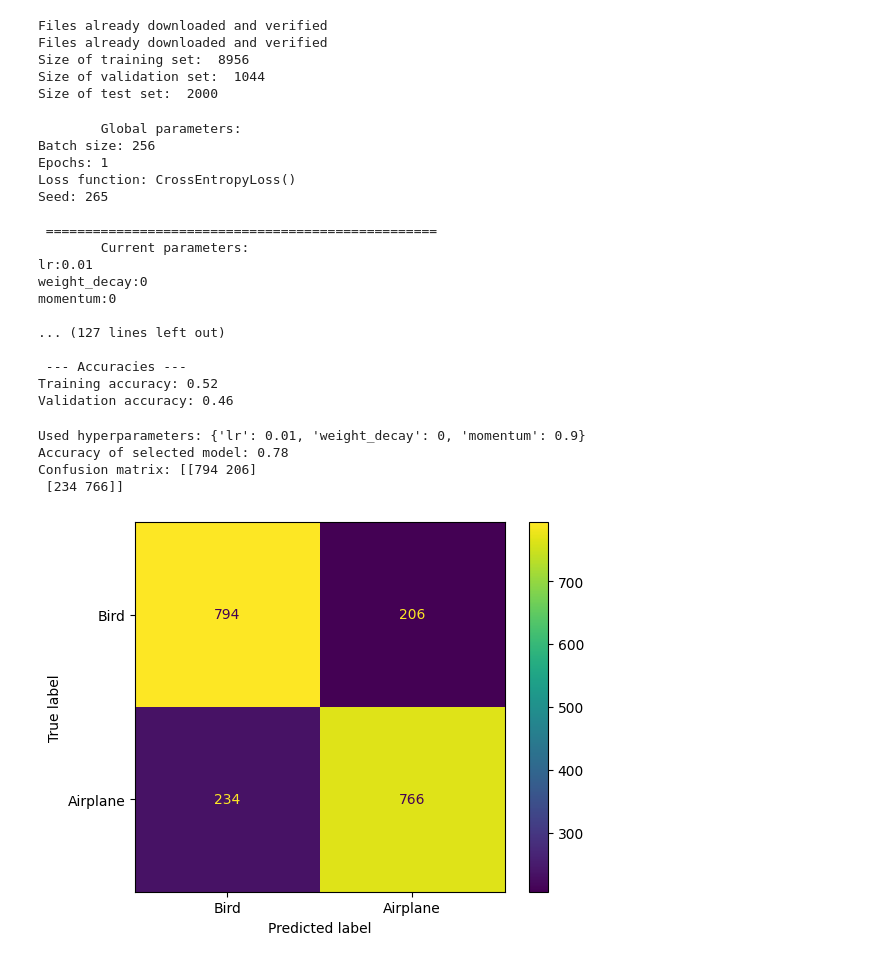
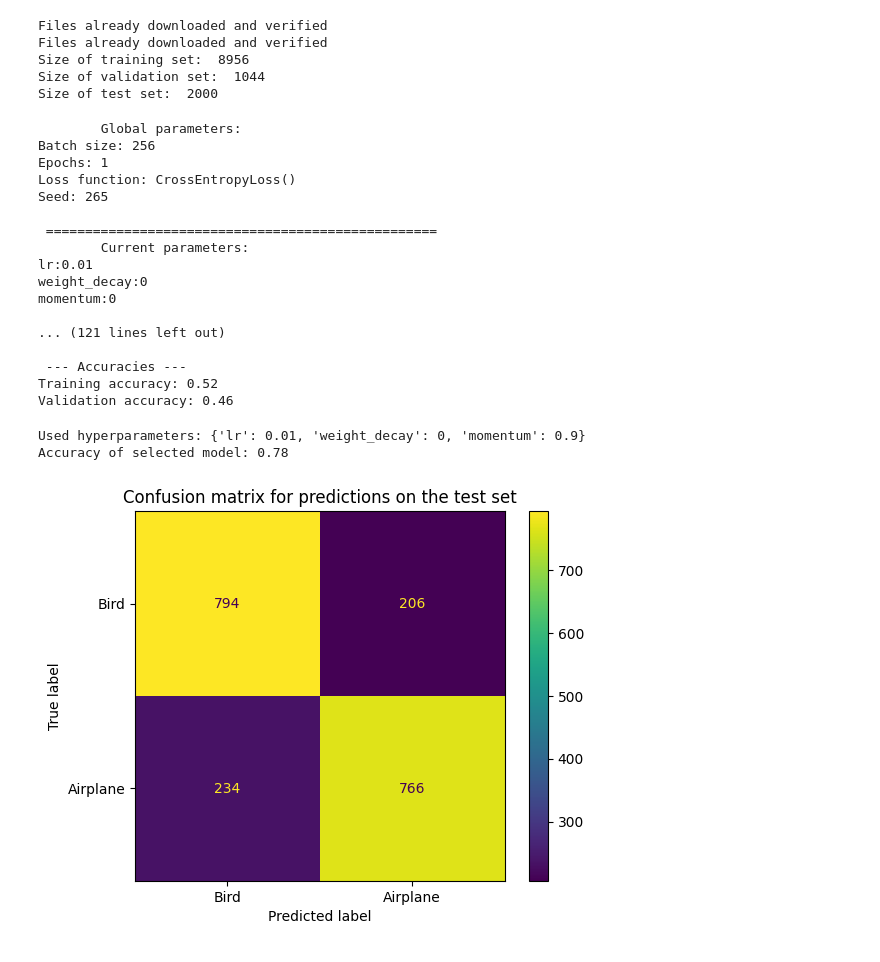
Before and after one commit to simsam8/inf265_project1, a Jupyter notebook: gradient_descent.ipynb, the cells around one changed output. Drawn from its saved outputs; the diff is of its cells as text; code cells hidden in the pictures.

Commit message:
Add: Title to confusion matrix plot + code refactoring + type hints

```diff
--- a/gradient_descent.ipynb
+++ b/gradient_descent.ipynb
@@ -43,7 +39,7 @@ class MyMLP(nn.Module):
     def __str__(self) -> str:
         return "MyMLP"
 # %%
-def load_CIFAR2(train_val_split=.9, data_path='../data', preprocessor=None):
+def load_CIFAR2(train_val_split: float=.9, data_path: str='../data', preprocessor: transforms.Compose=None):
     if preprocessor is None:
         preprocessor = transforms.Compose([
             transforms.ToTensor(),
@@ -234,12 +230,11 @@ def compare_models(n_epochs: int, batch_size: int, train_loader: DataLoader, val
         optimizer = optim.SGD(model_auto.parameters(), **hparam)
         train(n_epochs, optimizer, model_auto, loss_fn, train_loader)
         train_acc_auto = evaluate(model_auto, val_loader)
-        val_acc_auto, cm = evaluate(model_auto, train_loader, calc_confusion_matrix=True)
+        val_acc_auto = evaluate(model_auto, train_loader)
         models.append(model_auto)
         accuracies.append(val_acc_auto)
 
         print("\n", "-"*3, "Accuracies", "-"*3)
-        print(train_acc_auto, val_acc_auto)
         print(f"Training accuracy: {round(train_acc_auto, 2)}")
         print(f"Validation accuracy: {round(val_acc_auto, 2)}")
 
@@ -249,7 +244,7 @@ def compare_models(n_epochs: int, batch_size: int, train_loader: DataLoader, val
         model_manual.to(device=DEVICE)
         train_manual_update(n_epochs, model=model_manual, train_loader=train_loader, loss_fn=loss_fn, **hparam)
         train_acc_manual = evaluate(model_manual, train_loader)
-        val_acc_manual, cm2= evaluate(model_manual, val_loader, calc_confusion_matrix=True)
+        val_acc_manual = evaluate(model_manual, val_loader)
 
         models.append(model_manual)
         accuracies.append(val_acc_manual)
@@ -309,7 +304,7 @@ lr:0.01
 weight_decay:0
 momentum:0
 
-... (127 lines left out)
+... (121 lines left out)
 
  --- Accuracies ---
 Training accuracy: 0.52
@@ -321,16 +316,14 @@ selected_model = models[selected_idx]
 # %%
 test_loader = DataLoader(cifar_test, shuffle=False, batch_size=batch_size)
 acc, cm = evaluate(selected_model, test_loader, calc_confusion_matrix=True)
 print(f"Used hyperparameters: {hyper_params[selected_idx//2]}")
 print(f"Accuracy of selected model: {acc:.2f}")
-print(f"Confusion matrix: {cm}")
 # Visualize the confusion matrix. Positive = Airplane = 1, Negative = Bird = 0
-disp = ConfusionMatrixDisplay(cm, display_labels=["Bird", "Airplane"])
-disp.plot()
+cmplt = ConfusionMatrixDisplay(cm, display_labels=["Bird", "Airplane"])
+cmplt.plot()
+cmplt.ax_.set_title("Confusion matrix for predictions on the test set")
 plt.show()
 # %% [output]
 Used hyperparameters: {'lr': 0.01, 'weight_decay': 0, 'momentum': 0.9}
 Accuracy of selected model: 0.78
-Confusion matrix: [[794 206]
- [234 766]]
-[figure, old version]
+[figure, new version]
```
Also changed, not shown: parts of 2 cells of this notebook.
